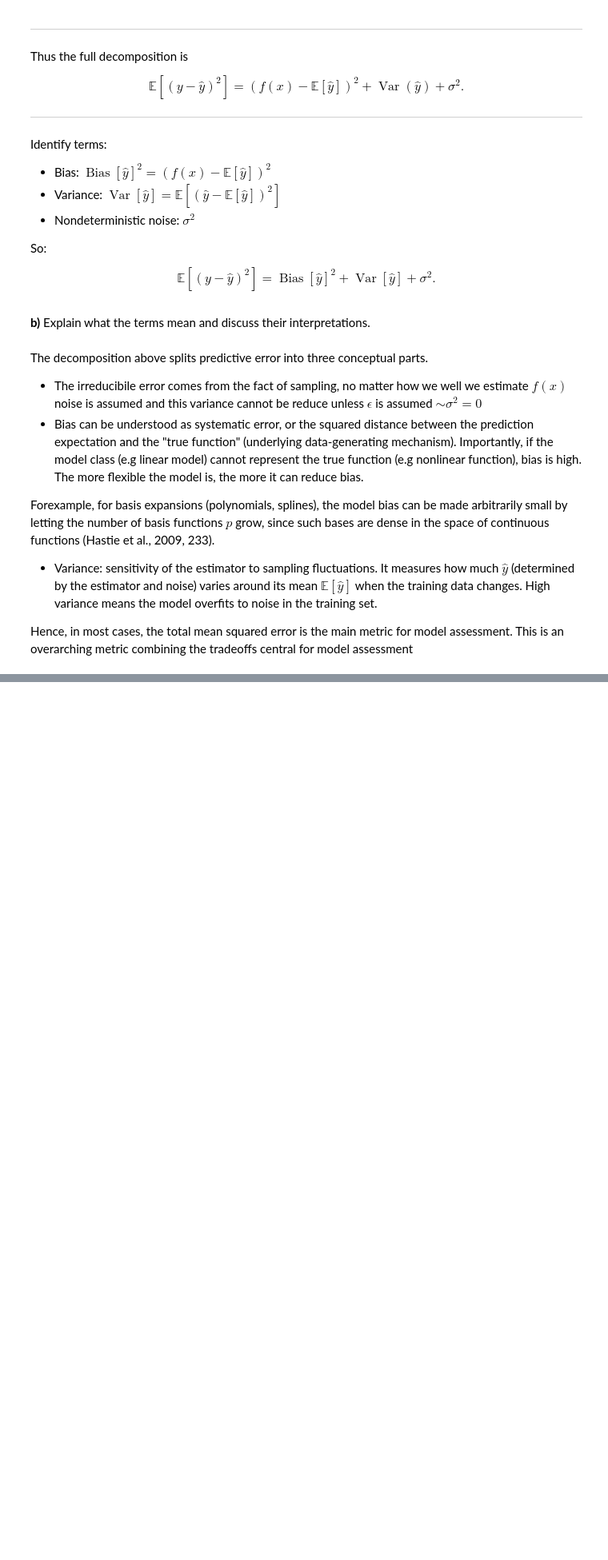
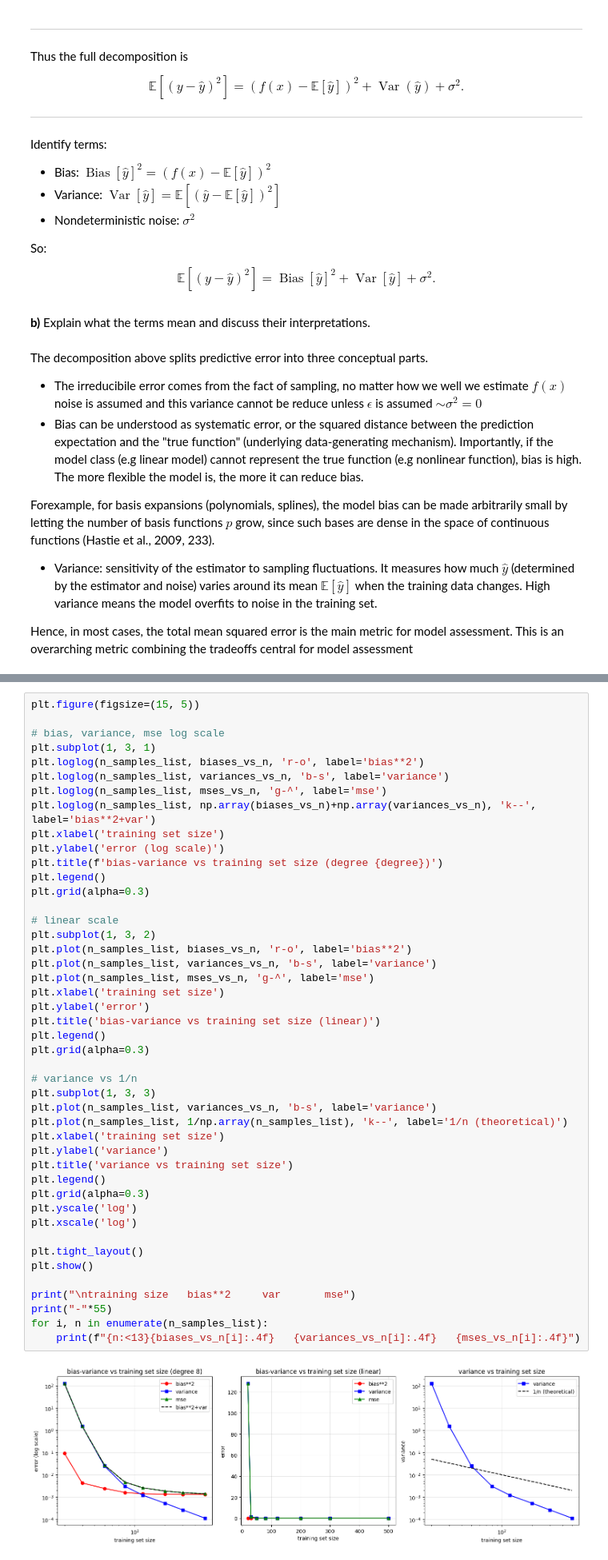
Before and after one commit to viktorbgulbrandsen/fysstk3155, a Jupyter notebook: uke38/exercises.ipynb, the cells around one changed output, grey strips where cells are left out. Shown at 80% size. Drawn from its saved outputs; the diff is of its cells as text; blank space fills up the shorter version.

```diff
--- a/uke38/exercises.ipynb
+++ b/uke38/exercises.ipynb
@@ -425,0 +772,47 @@ Hence, in most cases, the total mean squared error is the main metric for model
+# %%
+plt.figure(figsize=(15, 5))
+
+# bias, variance, mse log scale
+plt.subplot(1, 3, 1)
+plt.loglog(n_samples_list, biases_vs_n, 'r-o', label='bias**2')
+plt.loglog(n_samples_list, variances_vs_n, 'b-s', label='variance')
+plt.loglog(n_samples_list, mses_vs_n, 'g-^', label='mse')
+plt.loglog(n_samples_list, np.array(biases_vs_n)+np.array(variances_vs_n), 'k--', label='bias**2+var')
+plt.xlabel('training set size')
+plt.ylabel('error (log scale)')
+plt.title(f'bias-variance vs training set size (degree {degree})')
+plt.legend()
+plt.grid(alpha=0.3)
+
+# linear scale
+plt.subplot(1, 3, 2)
+plt.plot(n_samples_list, biases_vs_n, 'r-o', label='bias**2')
+plt.plot(n_samples_list, variances_vs_n, 'b-s', label='variance')
+plt.plot(n_samples_list, mses_vs_n, 'g-^', label='mse')
+plt.xlabel('training set size')
+plt.ylabel('error')
+plt.title('bias-variance vs training set size (linear)')
+plt.legend()
+plt.grid(alpha=0.3)
+
+# variance vs 1/n
+plt.subplot(1, 3, 3)
+plt.plot(n_samples_list, variances_vs_n, 'b-s', label='variance')
+plt.plot(n_samples_list, 1/np.array(n_samples_list), 'k--', label='1/n (theoretical)')
+plt.xlabel('training set size')
+plt.ylabel('variance')
+plt.title('variance vs training set size')
+plt.legend()
+plt.grid(alpha=0.3)
+plt.yscale('log')
+plt.xscale('log')
+
+plt.tight_layout()
+plt.show()
+
+print("\ntraining size   bias**2     var       mse")
+print("-"*55)
+for i, n in enumerate(n_samples_list):
+    print(f"{n:<13}{biases_vs_n[i]:.4f}   {variances_vs_n[i]:.4f}   {mses_vs_n[i]:.4f}")
+# %% [output]
+[figure, added]
```
Also changed, not shown: parts of 17 cells of this notebook.
